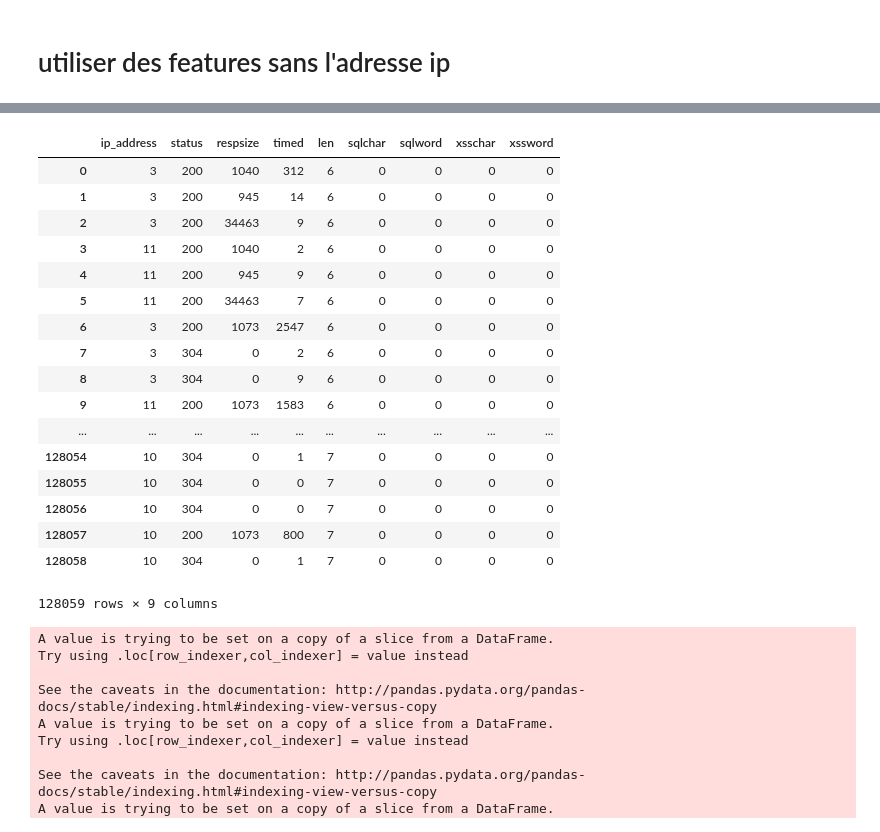
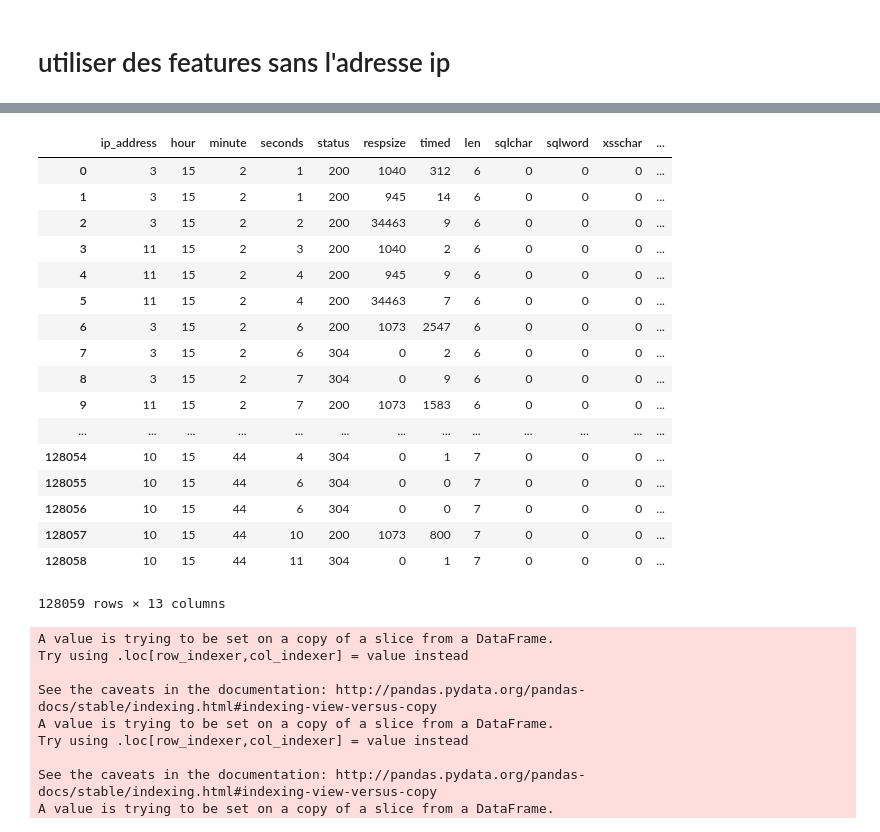
Before and after one commit to songchangyi/CyberAttackDetection, a Jupyter notebook: code test.ipynb, the cells around one changed output, grey strips where cells are left out. Cells and saved outputs as stored; diff of their text form; code cells hidden in the pictures.

```diff
--- a/code test.ipynb
+++ b/code test.ipynb
@@ -69,6 +42,35 @@ data_logs=pd.concat(frames)
 # %% [markdown]
 # ajouter nouveau feature
 ### ajouter des features longueur, des symboles spécials et des mots spécials pour des logs
+# %%
+import re
+import numpy as np
+from sklearn.feature_extraction.text import CountVectorizer
+# obtenir la longueur de lien(information)
+def get_len(info_comp):
+    return len(info_comp)
+
+# obtenir des symboles spécials pour logs sql
+def get_sql_char(info_comp):
+    return len(re.findall("[?=\*#@%>]", info_comp, re.IGNORECASE))
+
+# obtenir des mots spécials pour logs sql
+def get_sql_word(info_comp):
+    return len(re.findall("(SELECT)|(version)|(comment)|(user)|(FROM)|(mysql)|(host)|(DELET)|(name)|(MYSQL)|(WHERE)|(password)|(ORDER)",info_comp,re.IGNORECASE))
+
+# obtenir des symboles spécials pour logs xss
+def get_xss_char(info_comp):
+    return len(re.findall("[<>\"\'=&{}!#\*]", info_comp, re.IGNORECASE))
+
+# obtenir des mots spécials pour logs xss
+def get_xss_word(info_comp):
+    return len(re.findall("(alert)|(script)|(XSS)|(SRC=)|(xss)|(onerror)|(onload)|(BODY)|(src=)|(INPUT)|(http)|(LINK)|(url=)|(SCRIPT)",info_comp,re.IGNORECASE))
+
+def get_password_number(info_comp):
+    return len(re.findall("((?:0(?=1)|1(?=2)|2(?=3)|3(?=4)|4(?=5)|5(?=6)|6(?=7)|7(?=8)|8(?=9)|9(?=0)){2}\d)|((\d)\1{2})",info_comp,re.IGNORECASE))
+
+def get_feature(info_comp):
+    return [get_len(info_comp),get_evil_char(info_comp),get_evil_word(info_comp)]
 # %%
 f=lambda x: str(x)
 data_logs['len']=data_logs['password'].apply(f).apply(get_len)
@@ -76,6 +78,7 @@ data_logs['sqlchar']=data_logs['password'].apply(f).apply(get_sql_char)
 data_logs['sqlword']=data_logs['password'].apply(f).apply(get_sql_word)
 data_logs['xsschar']=data_logs['password'].apply(f).apply(get_xss_char)
 data_logs['xssword']=data_logs['password'].apply(f).apply(get_xss_word)
+data_logs['passnumber']=data_logs['password'].apply(f).apply(get_password_number)
 data_logs
 # %% [output]
 |  | Unnamed: 0 | ip_address | date | hour | minute | seconds | protocol | username | password | status | ... |
@@ -102,6 +105,7 @@ bf_logs['sqlchar']=bf_logs['password'].apply(f).apply(get_sql_char)
 bf_logs['sqlword']=bf_logs['password'].apply(f).apply(get_sql_word)
 bf_logs['xsschar']=bf_logs['password'].apply(f).apply(get_xss_char)
 bf_logs['xssword']=bf_logs['password'].apply(f).apply(get_xss_word)
+bf_logs['passnumber']=bf_logs['password'].apply(f).apply(get_password_number)
 bf_logs
 # %% [output]
 |  | Unnamed: 0 | ip_address | date | hour | minute | seconds | protocol | username | password | status | ... |
@@ -300,26 +304,26 @@ X_1
 # %%
-features = list(bf_logs.columns[[0,8,9,10,12,13,14,15,16]])
+features = list(bf_logs.columns[[0,2,3,4,8,9,10,12,13,14,15,16,17]])
 X_2 = bf_logs[features]
 X_2
 # %% [output]
-|  | ip_address | status | respsize | timed | len | sqlchar | sqlword | xsschar | xssword |
-| 0 | 3 | 200 | 1040 | 312 | 6 | 0 | 0 | 0 | 0 |
-| 1 | 3 | 200 | 945 | 14 | 6 | 0 | 0 | 0 | 0 |
-| 2 | 3 | 200 | 34463 | 9 | 6 | 0 | 0 | 0 | 0 |
-| 3 | 11 | 200 | 1040 | 2 | 6 | 0 | 0 | 0 | 0 |
-| 4 | 11 | 200 | 945 | 9 | 6 | 0 | 0 | 0 | 0 |
-| 5 | 11 | 200 | 34463 | 7 | 6 | 0 | 0 | 0 | 0 |
-| 6 | 3 | 200 | 1073 | 2547 | 6 | 0 | 0 | 0 | 0 |
-| 7 | 3 | 304 | 0 | 2 | 6 | 0 | 0 | 0 | 0 |
-| 8 | 3 | 304 | 0 | 9 | 6 | 0 | 0 | 0 | 0 |
-| 9 | 11 | 200 | 1073 | 1583 | 6 | 0 | 0 | 0 | 0 |
-| ... | ... | ... | ... | ... | ... | ... | ... | ... | ... |
-| 128054 | 10 | 304 | 0 | 1 | 7 | 0 | 0 | 0 | 0 |
-| 128055 | 10 | 304 | 0 | 0 | 7 | 0 | 0 | 0 | 0 |
-| 128056 | 10 | 304 | 0 | 0 | 7 | 0 | 0 | 0 | 0 |
-| 128057 | 10 | 200 | 1073 | 800 | 7 | 0 | 0 | 0 | 0 |
-| 128058 | 10 | 304 | 0 | 1 | 7 | 0 | 0 | 0 | 0 |
+|  | ip_address | hour | minute | seconds | status | respsize | timed | len | sqlchar | sqlword | xsschar | ... |
+| 0 | 3 | 15 | 2 | 1 | 200 | 1040 | 312 | 6 | 0 | 0 | 0 | ... |
+| 1 | 3 | 15 | 2 | 1 | 200 | 945 | 14 | 6 | 0 | 0 | 0 | ... |
+| 2 | 3 | 15 | 2 | 2 | 200 | 34463 | 9 | 6 | 0 | 0 | 0 | ... |
+| 3 | 11 | 15 | 2 | 3 | 200 | 1040 | 2 | 6 | 0 | 0 | 0 | ... |
+| 4 | 11 | 15 | 2 | 4 | 200 | 945 | 9 | 6 | 0 | 0 | 0 | ... |
+| 5 | 11 | 15 | 2 | 4 | 200 | 34463 | 7 | 6 | 0 | 0 | 0 | ... |
+| 6 | 3 | 15 | 2 | 6 | 200 | 1073 | 2547 | 6 | 0 | 0 | 0 | ... |
+| 7 | 3 | 15 | 2 | 6 | 304 | 0 | 2 | 6 | 0 | 0 | 0 | ... |
+| 8 | 3 | 15 | 2 | 7 | 304 | 0 | 9 | 6 | 0 | 0 | 0 | ... |
+| 9 | 11 | 15 | 2 | 7 | 200 | 1073 | 1583 | 6 | 0 | 0 | 0 | ... |
+| ... | ... | ... | ... | ... | ... | ... | ... | ... | ... | ... | ... | ... |
+| 128054 | 10 | 15 | 44 | 4 | 304 | 0 | 1 | 7 | 0 | 0 | 0 | ... |
+| 128055 | 10 | 15 | 44 | 6 | 304 | 0 | 0 | 7 | 0 | 0 | 0 | ... |
+| 128056 | 10 | 15 | 44 | 6 | 304 | 0 | 0 | 7 | 0 | 0 | 0 | ... |
+| 128057 | 10 | 15 | 44 | 10 | 200 | 1073 | 800 | 7 | 0 | 0 | 0 | ... |
+| 128058 | 10 | 15 | 44 | 11 | 304 | 0 | 1 | 7 | 0 | 0 | 0 | ... |
-128059 rows × 9 columns
+128059 rows × 13 columns
 # %%
 def transint(x):
     x=int(x)
```
Also changed, not shown: parts of 34 cells of this notebook, 2 other files.
